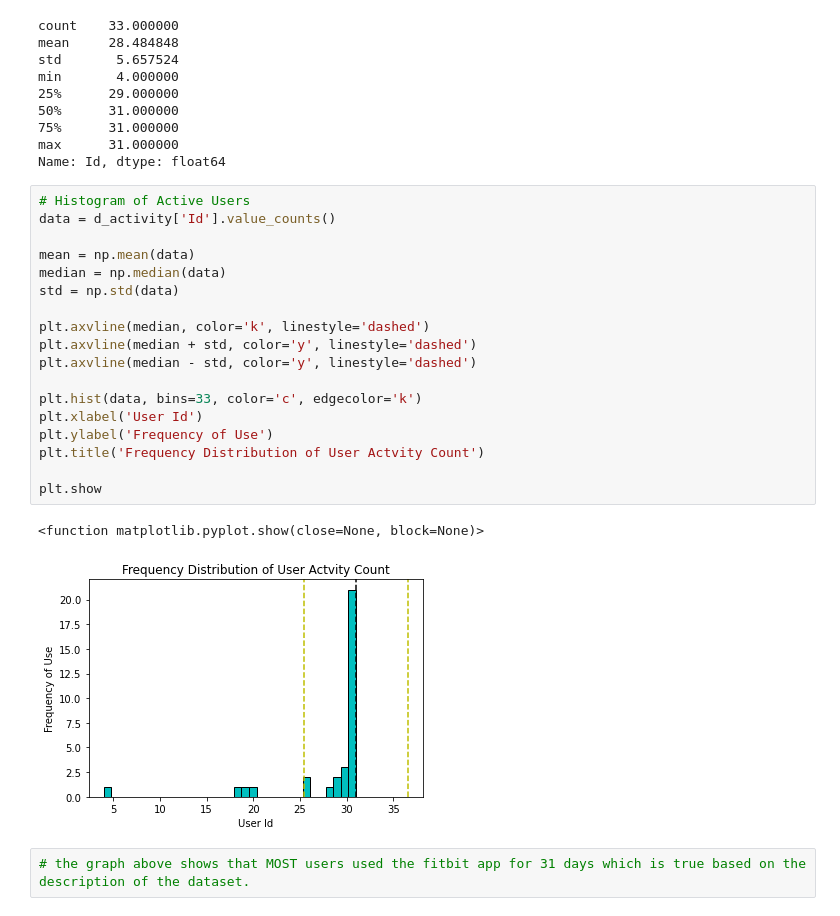
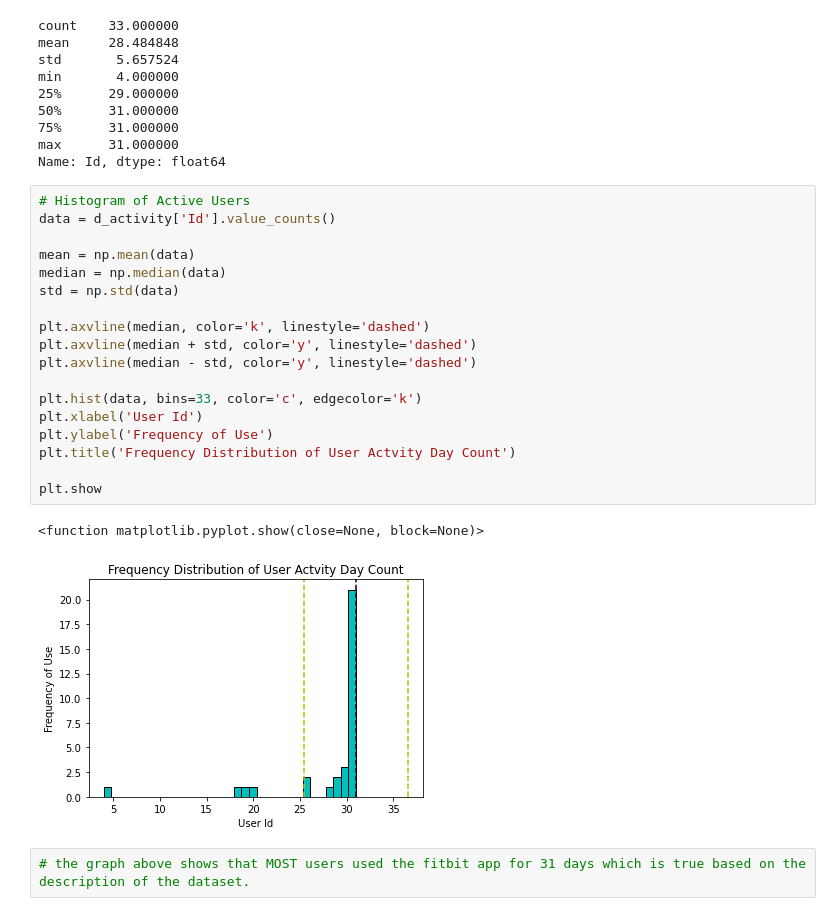
Before and after one commit to JamesCns/Fitbit-Simple-Data-Analysis, a Jupyter notebook: PTF10-Final-Project.ipynb, the cells around one changed output. Cells and saved outputs as stored; diff of their text form.

```diff
--- a/PTF10-Final-Project.ipynb
+++ b/PTF10-Final-Project.ipynb
@@ -74,24 +76,24 @@ Name: Id, dtype: float64
 # %%
 # Histogram of Active Users
 data = d_activity['Id'].value_counts()
 
 mean = np.mean(data)
 median = np.median(data)
 std = np.std(data)
 
 plt.axvline(median, color='k', linestyle='dashed')
 plt.axvline(median + std, color='y', linestyle='dashed')
 plt.axvline(median - std, color='y', linestyle='dashed')
 
 plt.hist(data, bins=33, color='c', edgecolor='k')
 plt.xlabel('User Id')
 plt.ylabel('Frequency of Use')
-plt.title('Frequency Distribution of User Actvity Count')
+plt.title('Frequency Distribution of User Actvity Day Count')
 
 plt.show
 # %% [output]
 <function matplotlib.pyplot.show(close=None, block=None)>
-[figure, old version]
+[figure, new version]
 # %%
 # the graph above shows that MOST users used the fitbit app for 31 days which is true based on the description of the dataset.
 # %%
```
Also changed, not shown: parts of 1 cell of this notebook.
